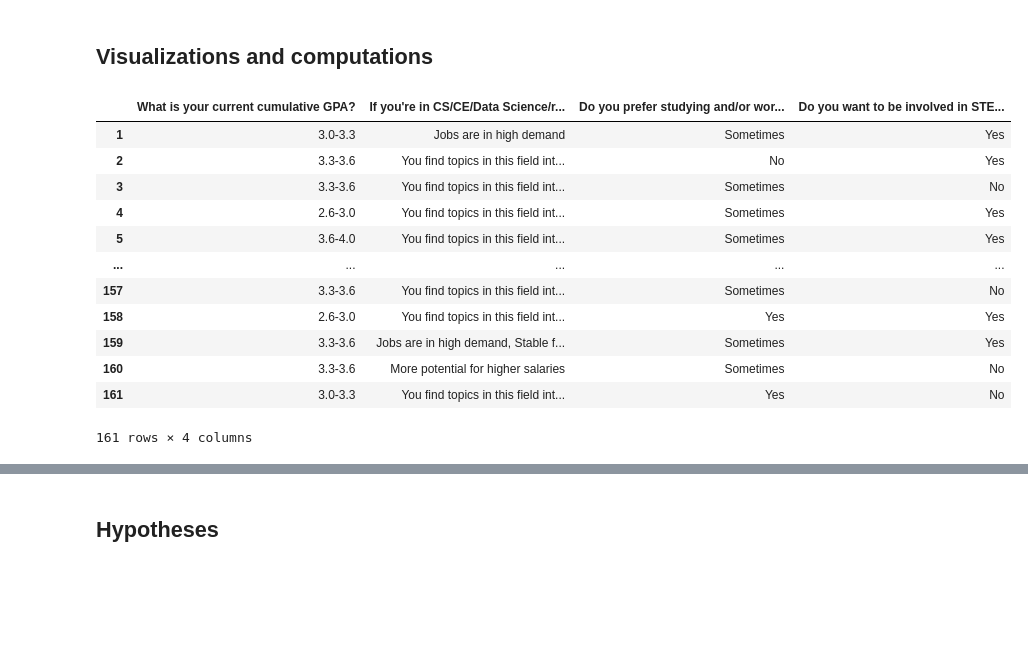
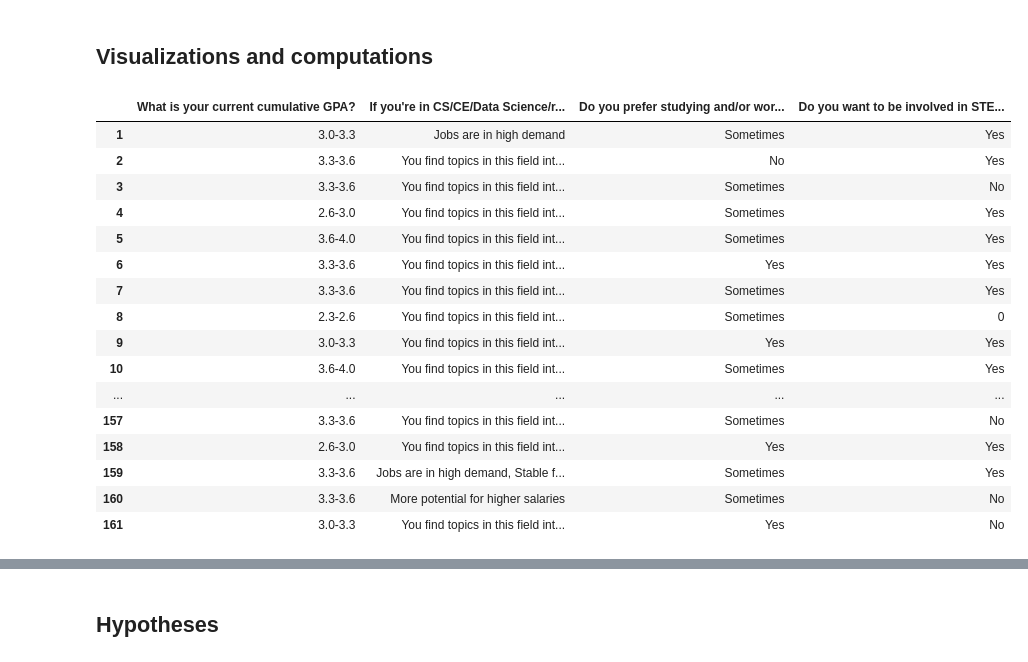
Before and after one commit to undahveeti/University-Characteristic-Data-Analysis, a Jupyter notebook: cs105_mini_project.ipynb, the cells around one changed output, grey strips where cells are left out. Saved outputs shown, nothing was run; the diff lists cells and outputs as text; code cells hidden in the pictures; blank space fills up the shorter version.

```diff
--- a/cs105_mini_project.ipynb
+++ b/cs105_mini_project.ipynb
@@ -17,22 +17,27 @@ Ultimately, we'd like to know if GPA is affected by the responses to all other p
 # %%
 #Cleaning the data by removing all unnesessary columns and the first data point that is all null values
 import pandas as pd
 import matplotlib as plt
 df = pd.read_csv("data.csv")
 df = df[["What is your current cumulative GPA?", "If you\'re in CS/CE/Data Science/related, why did you pick this path?\r\n", "Do you prefer studying and/or working in groups? ", "Do you want to be involved in STEM-based research?"]].fillna(0)
 df = df.iloc[1:162]
+pd.options.display.max_rows = None
 display(df)
 # %% [output]
 |  | What is your current cumulative GPA? | If you're in CS/CE/Data Science/r... | Do you prefer studying and/or wor... | Do you want to be involved in STE... |
 | 1 | 3.0-3.3 | Jobs are in high demand | Sometimes | Yes |
 | 2 | 3.3-3.6 | You find topics in this field int... | No | Yes |
 | 3 | 3.3-3.6 | You find topics in this field int... | Sometimes | No |
 | 4 | 2.6-3.0 | You find topics in this field int... | Sometimes | Yes |
 | 5 | 3.6-4.0 | You find topics in this field int... | Sometimes | Yes |
+| 6 | 3.3-3.6 | You find topics in this field int... | Yes | Yes |
+| 7 | 3.3-3.6 | You find topics in this field int... | Sometimes | Yes |
+| 8 | 2.3-2.6 | You find topics in this field int... | Sometimes | 0 |
+| 9 | 3.0-3.3 | You find topics in this field int... | Yes | Yes |
+| 10 | 3.6-4.0 | You find topics in this field int... | Sometimes | Yes |
 | ... | ... | ... | ... | ... |
 | 157 | 3.3-3.6 | You find topics in this field int... | Sometimes | No |
 | 158 | 2.6-3.0 | You find topics in this field int... | Yes | Yes |
 | 159 | 3.3-3.6 | Jobs are in high demand, Stable f... | Sometimes | Yes |
 | 160 | 3.3-3.6 | More potential for higher salaries | Sometimes | No |
 | 161 | 3.0-3.3 | You find topics in this field int... | Yes | No |
-161 rows × 4 columns
```
Also changed, not shown: parts of 2 cells of this notebook.
